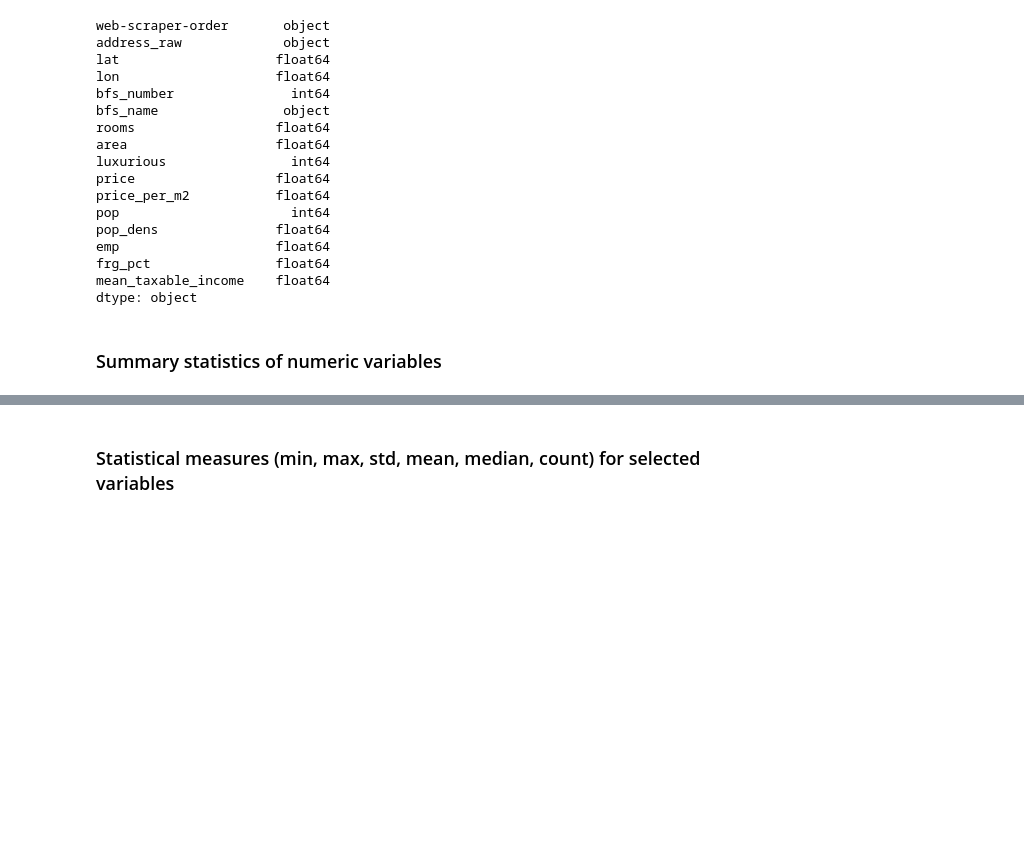
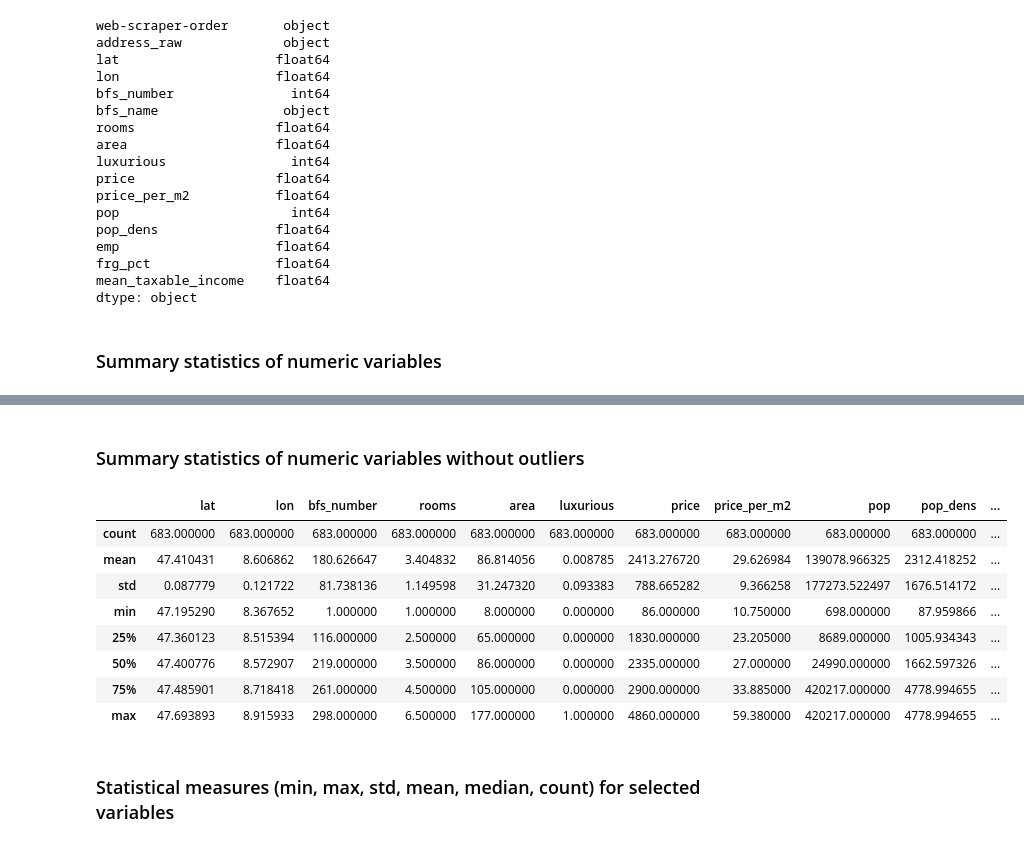
Before and after one commit to lautenad/data_analytics, a Jupyter notebook: Week_04/exploratory_data_analysis_apartment_data.ipynb, the cells around one changed output, grey strips where cells are left out. Cells and saved outputs as stored; diff of their text form; code cells hidden in the pictures; blank space fills up the shorter version.

```diff
--- a/Week_04/exploratory_data_analysis_apartment_data.ipynb
+++ b/Week_04/exploratory_data_analysis_apartment_data.ipynb
@@ -166,6 +166,20 @@ df.describe()
 | 50% | 47.395105 | 8.562069 | 230.000000 | 3.500000 | 86.000000 | 0.000000 | 2391.000000 | 27.950000 | 27746.000000 | 1662.597326 | ... |
 | 75% | 47.481115 | 8.710458 | 261.000000 | 4.500000 | 108.750000 | 0.000000 | 3056.750000 | 38.125000 | 420217.000000 | 4778.994655 | ... |
 | max | 47.693893 | 8.915933 | 298.000000 | 8.500000 | 1633.000000 | 1.000000 | 9950.000000 | 149.900000 | 420217.000000 | 4778.994655 | ... |
+# %% [markdown]
+### Summary statistics of numeric variables without outliers
+# %%
+df_orig_no_outliers.describe()
+# %% [output]
+|  | lat | lon | bfs_number | rooms | area | luxurious | price | price_per_m2 | pop | pop_dens | ... |
+| count | 683.000000 | 683.000000 | 683.000000 | 683.000000 | 683.000000 | 683.000000 | 683.000000 | 683.000000 | 683.000000 | 683.000000 | ... |
+| mean | 47.410431 | 8.606862 | 180.626647 | 3.404832 | 86.814056 | 0.008785 | 2413.276720 | 29.626984 | 139078.966325 | 2312.418252 | ... |
+| std | 0.087779 | 0.121722 | 81.738136 | 1.149598 | 31.247320 | 0.093383 | 788.665282 | 9.366258 | 177273.522497 | 1676.514172 | ... |
+| min | 47.195290 | 8.367652 | 1.000000 | 1.000000 | 8.000000 | 0.000000 | 86.000000 | 10.750000 | 698.000000 | 87.959866 | ... |
+| 25% | 47.360123 | 8.515394 | 116.000000 | 2.500000 | 65.000000 | 0.000000 | 1830.000000 | 23.205000 | 8689.000000 | 1005.934343 | ... |
+| 50% | 47.400776 | 8.572907 | 219.000000 | 3.500000 | 86.000000 | 0.000000 | 2335.000000 | 27.000000 | 24990.000000 | 1662.597326 | ... |
+| 75% | 47.485901 | 8.718418 | 261.000000 | 4.500000 | 105.000000 | 0.000000 | 2900.000000 | 33.885000 | 420217.000000 | 4778.994655 | ... |
+| max | 47.693893 | 8.915933 | 298.000000 | 6.500000 | 177.000000 | 1.000000 | 4860.000000 | 59.380000 | 420217.000000 | 4778.994655 | ... |
 # %% [markdown]
 ### Statistical measures (min, max, std, mean, median, count) for selected variables
 # %%
```
Also changed, not shown: parts of 1 cell of this notebook.
